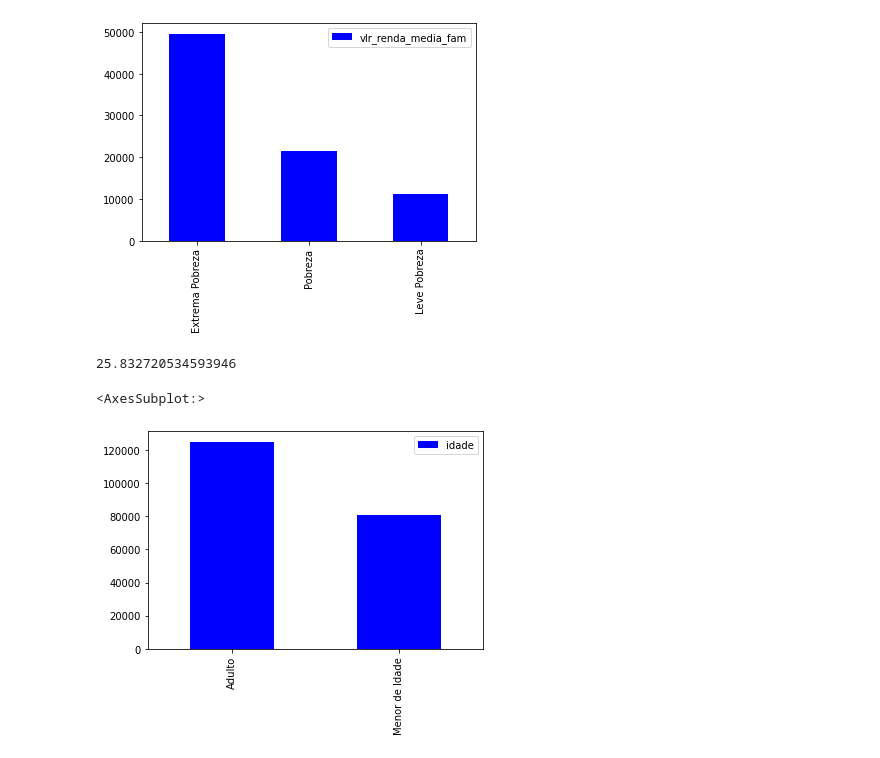
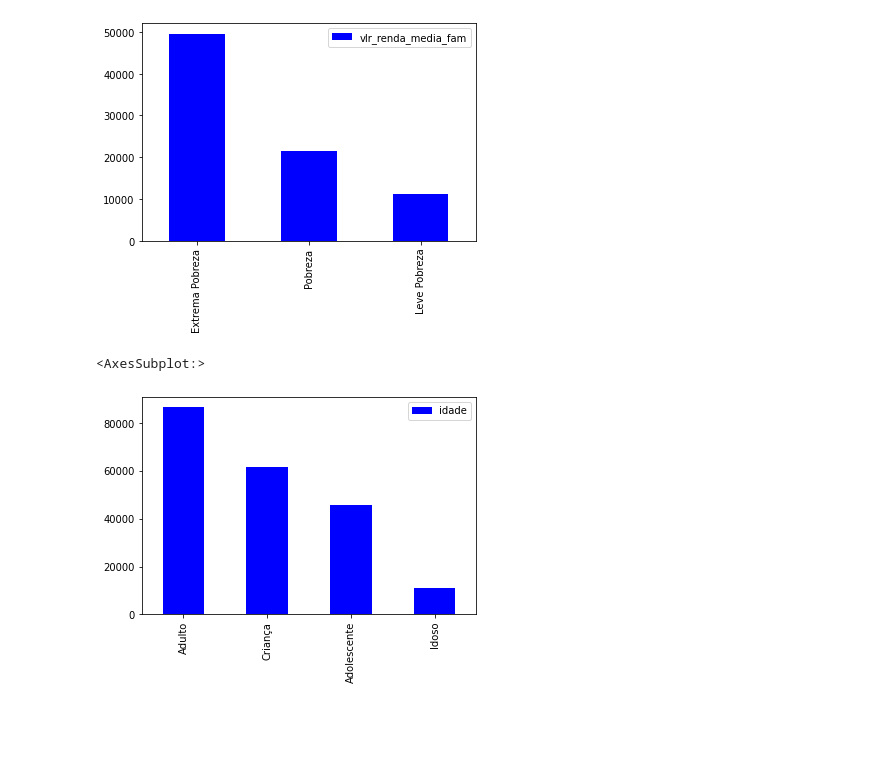
Before and after one commit to brennoliveira/ML-Bolsa-Familia, a Jupyter notebook: Análise_Bolsa_Família.ipynb, the cells around one changed output. Drawn from its saved outputs; the diff is of its cells as text; code cells hidden in the pictures; blank space fills up the shorter version.

```diff
--- a/Análise_Bolsa_Família.ipynb
+++ b/Análise_Bolsa_Família.ipynb
@@ -100,6 +111,14 @@ ax
 # %%
+# transformação de dados
+
 # raça/cor das pessoas cadastradas
 dp['cod_raca_cor_pessoa'] = pd.cut(dp['cod_raca_cor_pessoa'],bins=[1.0,2.0,3.0,4.0,5.0,float('inf')],right=False,labels=['Branca','Preta','Amarela','Parda','Indígena'])
 
-cor = dp['cod_raca_cor_pessoa'].value_counts().to_frame()
-cor.plot(kind='bar',color='blue')
+# diferença da quantidade de HOMENS e MULHERES
+dp['cod_sexo_pessoa'] = pd.cut(dp['cod_sexo_pessoa'],bins=[1.0,2.0,float('inf')],right=False,labels=['Masculino','Feminino'])
+
+# remda média
+df['vlr_renda_media_fam'] = pd.cut(df['vlr_renda_media_fam'], bins=[0, 100.0, 500.0, float('inf')], right=False, labels=['Extrema Pobreza', 'Pobreza', 'Leve Pobreza'])
+
+# idade
+dp['idade'] = pd.cut(dp['idade'], bins=[0, 13, 24, 60, float('inf')], right=False, labels=['Criança', 'Adolescente', 'Adulto', 'Idoso'])
@@ -139,16 +166,10 @@ renda.plot(kind='bar', color='blue')
 # %% [output]
 <AxesSubplot:>
 [figure]
-# %%
-# idade média das famílias
-dp['idade'].mean()
-# %% [output]
-25.832720534593946
 # %%
-dp['idade'] = pd.cut(dp['idade'], bins=[0, 17, float('inf')], right=False, labels=['Menor de Idade', 'Adulto'])
 
 idade = dp['idade'].value_counts().to_frame()
 idade.plot(kind='bar', color='blue')
 # %% [output]
 <AxesSubplot:>
-[figure, old version]
+[figure, new version]
```
Also changed, not shown: parts of 11 cells of this notebook.
